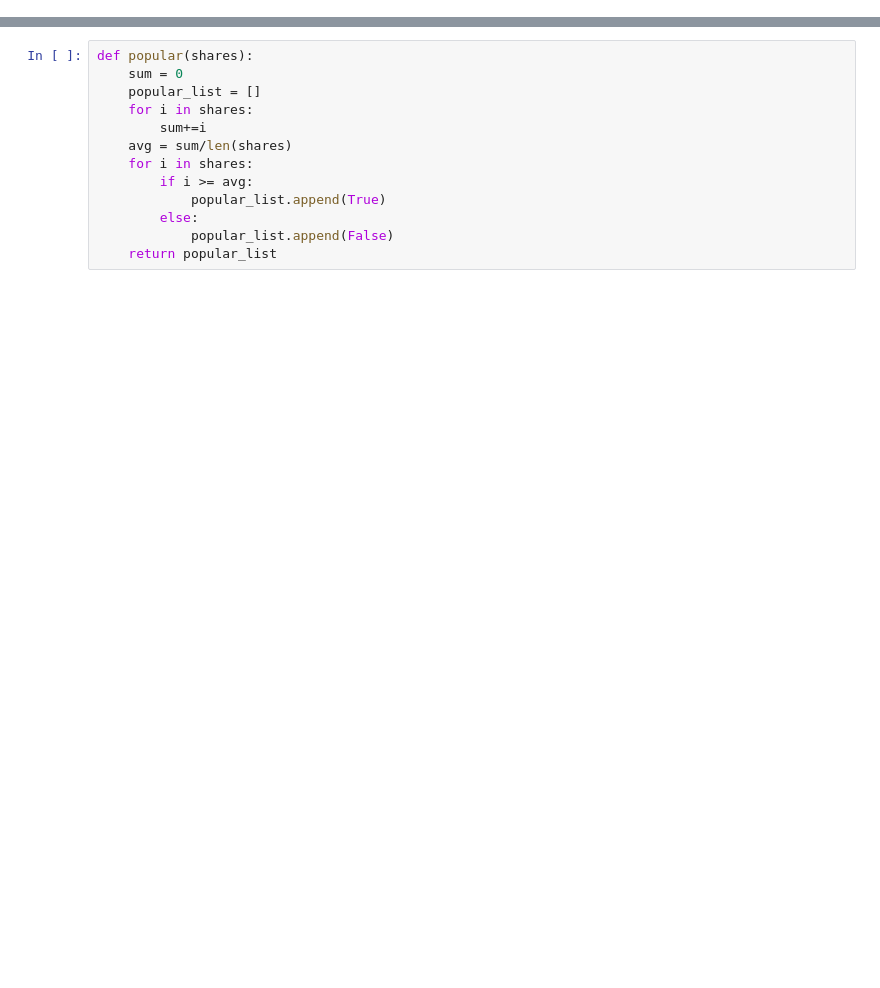
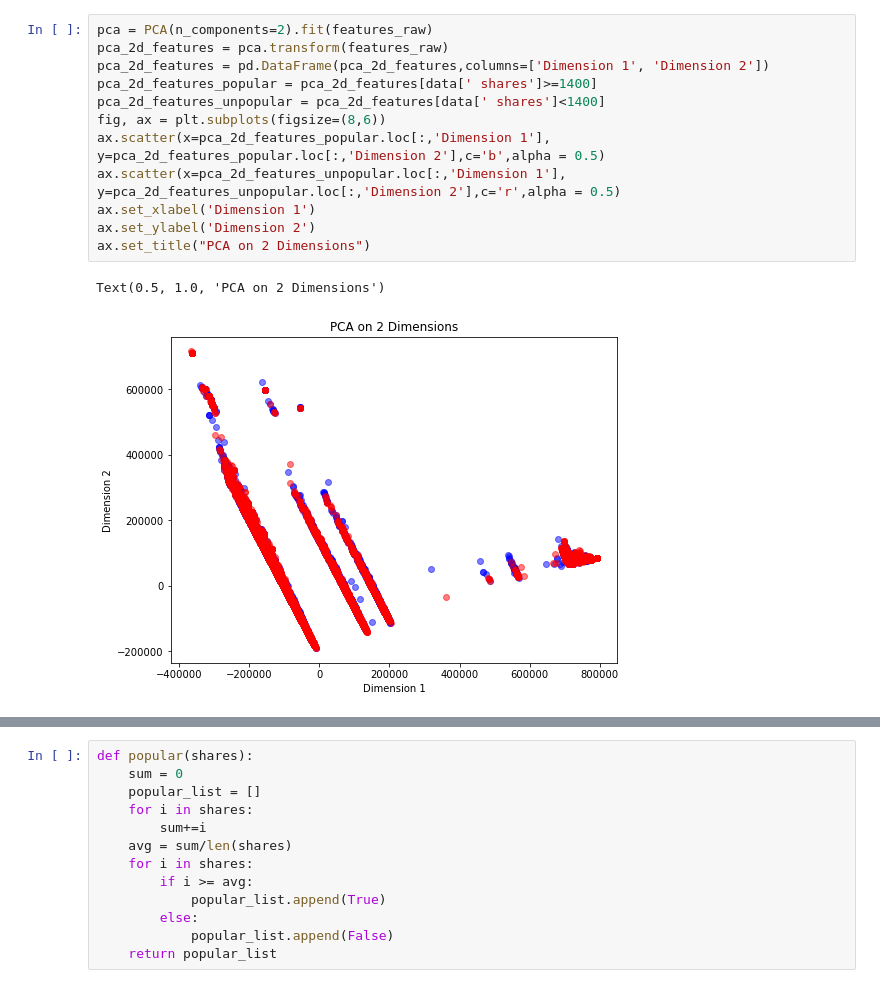
Before and after one commit to bhanu-kanamarlapudi/OnlineNewsPopularity_GA, a Jupyter notebook: GAbasedFS.ipynb, the cells around one changed output, grey strips where cells are left out. Drawn from its saved outputs; the diff is of its cells as text; blank space fills up the shorter version.

```diff
--- a/GAbasedFS.ipynb
+++ b/GAbasedFS.ipynb
@@ -11,0 +99,15 @@ data.drop(columns='url',inplace=True)
+# %%
+pca = PCA(n_components=2).fit(features_raw)
+pca_2d_features = pca.transform(features_raw)
+pca_2d_features = pd.DataFrame(pca_2d_features,columns=['Dimension 1', 'Dimension 2'])
+pca_2d_features_popular = pca_2d_features[data[' shares']>=1400]
+pca_2d_features_unpopular = pca_2d_features[data[' shares']<1400]
+fig, ax = plt.subplots(figsize=(8,6))
+ax.scatter(x=pca_2d_features_popular.loc[:,'Dimension 1'], y=pca_2d_features_popular.loc[:,'Dimension 2'],c='b',alpha = 0.5)
+ax.scatter(x=pca_2d_features_unpopular.loc[:,'Dimension 1'], y=pca_2d_features_unpopular.loc[:,'Dimension 2'],c='r',alpha = 0.5)
+ax.set_xlabel('Dimension 1')
+ax.set_ylabel('Dimension 2')
+ax.set_title("PCA on 2 Dimensions")
+# %% [output]
+Text(0.5, 1.0, 'PCA on 2 Dimensions')
+[figure, added]
```
Also changed, not shown: parts of 47 cells of this notebook.
